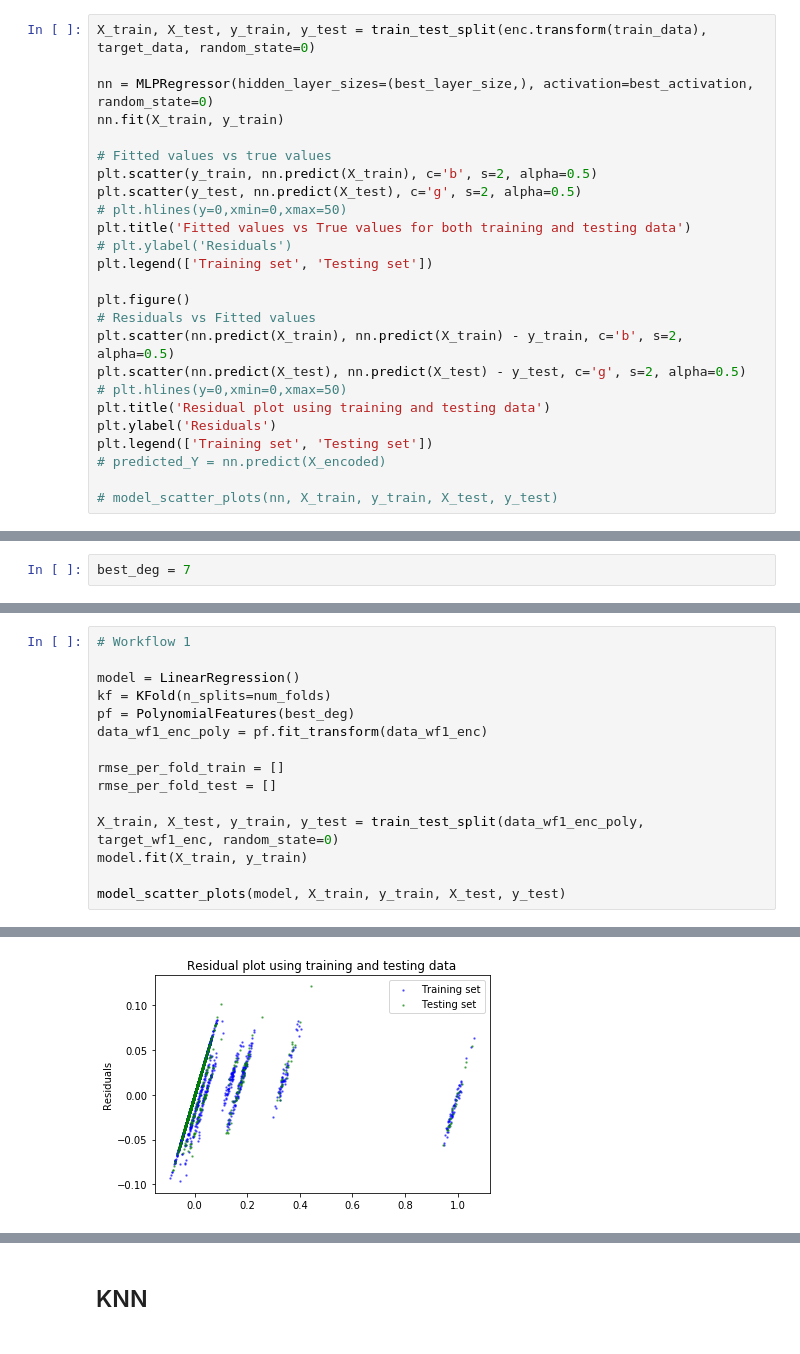
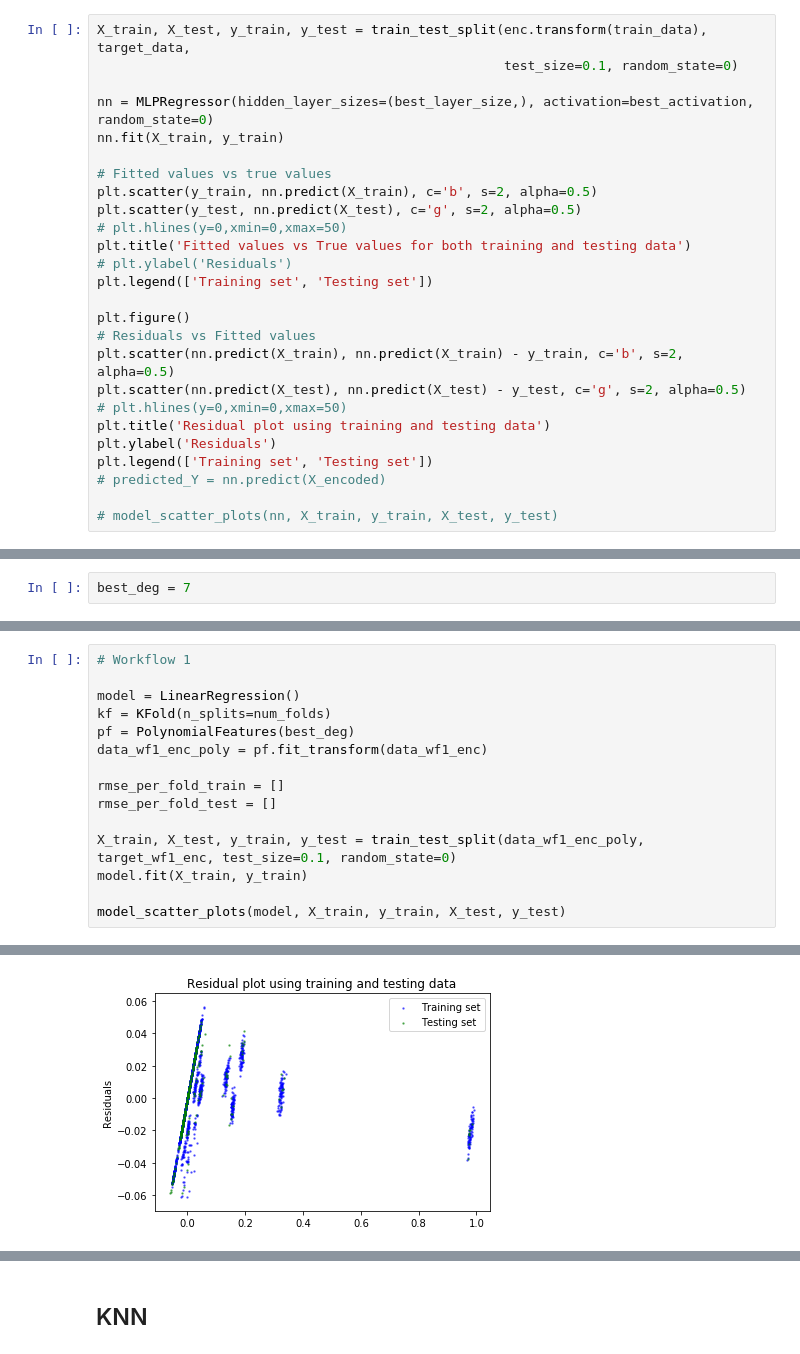
Before and after one commit to 219Winter2019adjz/Project4, a Jupyter notebook: Dataset1.ipynb, the cells around one changed output, grey strips where cells are left out. Drawn from its saved outputs; the diff is of its cells as text.

```diff
--- a/Dataset1.ipynb
+++ b/Dataset1.ipynb
@@ -483,7 +483,8 @@ from sklearn.model_selection import train_test_split
 best_layer_size = 400
 best_activation = 'relu'
 # %%
-X_train, X_test, y_train, y_test = train_test_split(enc.transform(train_data), target_data, random_state=0)
+X_train, X_test, y_train, y_test = train_test_split(enc.transform(train_data), target_data,
+                                                    test_size=0.1, random_state=0)
 
 nn = MLPRegressor(hidden_layer_sizes=(best_layer_size,), activation=best_activation, random_state=0)
 nn.fit(X_train, y_train)
@@ -993,7 +994,7 @@ data_wf1_enc_poly = pf.fit_transform(data_wf1_enc)
 rmse_per_fold_train = []
 rmse_per_fold_test = []
 
-X_train, X_test, y_train, y_test = train_test_split(data_wf1_enc_poly, target_wf1_enc, random_state=0)
+X_train, X_test, y_train, y_test = train_test_split(data_wf1_enc_poly, target_wf1_enc, test_size=0.1, random_state=0)
 model.fit(X_train, y_train)
 
 model_scatter_plots(model, X_train, y_train, X_test, y_test)
@@ -1002,4 +1003,4 @@ model_scatter_plots(model, X_train, y_train, X_test, y_test)
-[figure, old version]
+[figure, new version]
 # %%
 # Workflow 2
 
```
Also changed, not shown: parts of 18 cells of this notebook.
